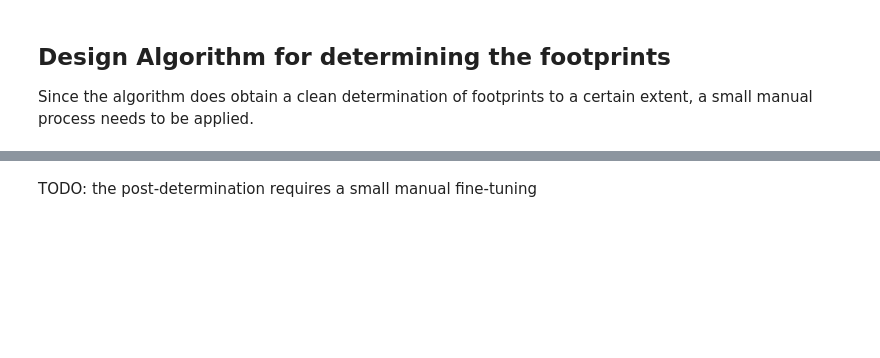
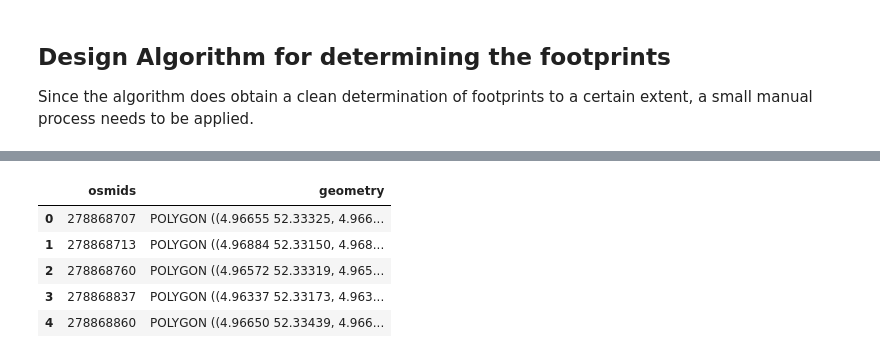
Before and after one commit to ciCciC/GeoGrids, a Jupyter notebook: notebooks/grid_reconstruction/compiling_footprint.ipynb, the cells around one changed output, grey strips where cells are left out. Saved outputs shown, nothing was run; the diff lists cells and outputs as text; code cells hidden in the pictures; blank space fills up the shorter version.

Commit message:
- added foot print layer - added more details to foot prints for easing the manual determination

```diff
--- a/notebooks/grid_reconstruction/compiling_footprint.ipynb
+++ b/notebooks/grid_reconstruction/compiling_footprint.ipynb
@@ -149,12 +174,17 @@ tuned_footprints = {}
 
 for idx in tqdm.tqdm_notebook(range(len(foot_prints))):
     foot_print = foot_prints[idx]
-
     area_of_interest = unary_union(foot_print.geometry)
     minx, miny, maxx, maxy = area_of_interest.bounds
 
     # faster computation utilizing union + min, max strategy
     aoi_lines = ms[(ms.minx >= minx) & (ms.miny >= miny) & (ms.maxx <= maxx) & (ms.maxy <= maxy)]
+    osmids = foot_print.reset_index()['osmid']
+
+    tmp_foot_print_wrapper = dict()
+    tmp_foot_print_wrapper['osmids'] = []
+    tmp_foot_print_wrapper['geometries'] = []
+    tmp_foot_print_wrapper['union'] = None
 
     for building_idx in range(len(foot_print)):
         building = foot_print.iloc[building_idx]
@@ -163,13 +193,12 @@ for idx in tqdm.tqdm_notebook(range(len(foot_prints))):
         # cheating with np.array to solve array float issue with <class 'pandas.core.series.Series'> + <class 'geopandas.geoseries.GeoSeries'>
         d_idx = d[np.array(d) <= .000003].index
         if len(d_idx) > 0:
-            if idx not in tuned_footprints:
-                tuned_footprints[idx] = [building.geometry]
-            else:
-                tuned_footprints[idx] = tuned_footprints[idx] + [building.geometry]
+            tmp_foot_print_wrapper['geometries'].append(building.geometry)
+            tmp_foot_print_wrapper['osmids'].append(str(osmids.iloc[building_idx]))
 
-    if idx in tuned_footprints:
-        tuned_footprints[idx] = unary_union(tuned_footprints[idx])
+    if len(tmp_foot_print_wrapper['geometries']) > 0:
+        tmp_foot_print_wrapper['union'] = unary_union(tmp_foot_print_wrapper['geometries'])
+        tuned_footprints[idx] = tmp_foot_print_wrapper
     else:
         print(f'No match for footprint index {idx}')
 # %% [output]
@@ -189,2 +212,14 @@ compiled_footprints.head()
-# %% [markdown]
-TODO: the post-determination requires a small manual fine-tuning
+# %%
+compiled_footprints = gpd.GeoDataFrame({
+    'osmids': [y for x in tuned_footprints.values() for y in x['osmids']],
+    'geometry': [y for x in tuned_footprints.values() for y in x['geometries']]
+})
+
+compiled_footprints.head()
+# %% [output]
+|  | osmids | geometry |
+| 0 | 278868707 | POLYGON ((4.96655 52.33325, 4.966... |
+| 1 | 278868713 | POLYGON ((4.96884 52.33150, 4.968... |
+| 2 | 278868760 | POLYGON ((4.96572 52.33319, 4.965... |
+| 3 | 278868837 | POLYGON ((4.96337 52.33173, 4.963... |
+| 4 | 278868860 | POLYGON ((4.96650 52.33439, 4.966... |
```
Also changed, not shown: parts of 9 cells of this notebook, 4 other files.
